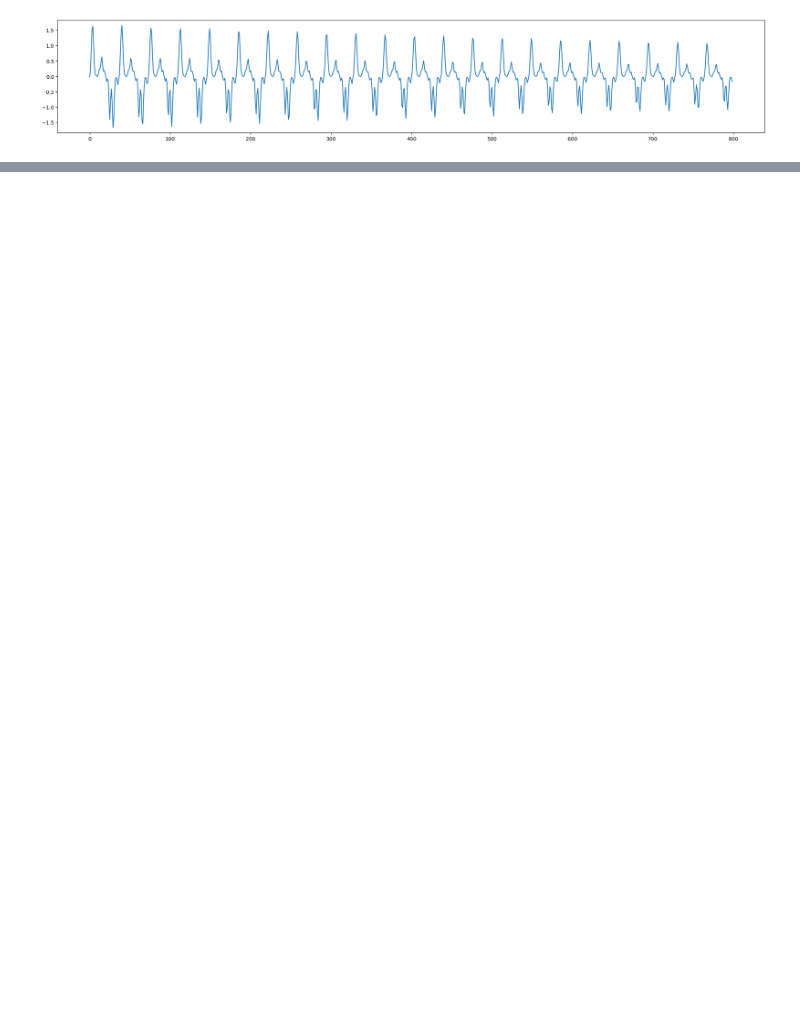
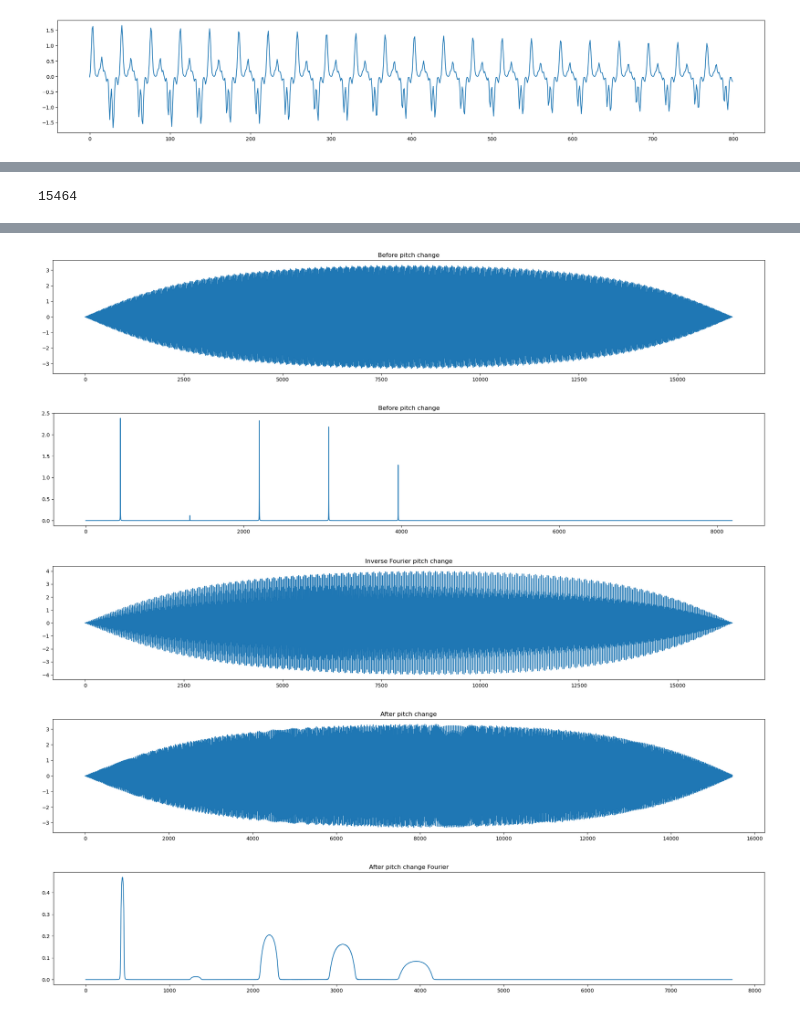
Before and after one commit to NDC227/IntroComputerMusic, a Jupyter notebook: sound_processing.ipynb, the cells around one changed output, grey strips where cells are left out. Saved outputs shown, nothing was run; the diff lists cells and outputs as text; code cells hidden in the pictures; blank space fills up the shorter version.

```diff
--- a/sound_processing.ipynb
+++ b/sound_processing.ipynb
@@ -320,0 +342,65 @@ ipd.Audio(composite_a4_y, rate=16_000)
+# %%
+def pitch_change_filter(steps=1):
+    pitch_factor = PITCH_STEP ** steps
+    def filter(x):
+        amp_spline = scipy.interpolate.CubicSpline(np.arange(len(x)), x)
+        # altered_x = [x[int(i * pitch_factor)] for i in range(int(len(x) / pitch_factor))]
+        altered_x = [amp_spline(i * pitch_factor) for i in range(int(len(x) / pitch_factor))]
+        return altered_x
+    return filter
+# %%
+def pitch_bend_filter(steps=1, bend="linear", rate=0.1):
+    pitch_factor = PITCH_STEP ** steps
+    def filter(x):
+        n_samples = len(x)
+        amp_spline = scipy.interpolate.CubicSpline(np.arange(n_samples), x)
+        if bend == "linear":
+            altered_x = [amp_spline(i + i * (pitch_factor - 1) * i / n_samples) for i in range(int(n_samples / pitch_factor))]
+        return altered_x
+    return filter
+# %%
+SAMPLING_RATE = 16384
+N_SAMPLES = 16384
+PITCH_FREQUENCY = 440
+
+# np.random.seed(1337)
+
+_, single_a4 = generate_pitch_with_overtones(N_SAMPLES, SAMPLING_RATE, amp=1, freq=440,
+                                             n_overtones=10, offset=20, strengths="random", overtone_noise=0,
+                                             open=False)
+rounding_f = rounding_filter(left=True, right=True, roundness=0.1)
+single_a4 = apply_filters(single_a4, rounding_f)
+
+plt.figure(figsize=(25,4))
+plt.plot(np.arange(len(single_a4)), single_a4)
+plt.title("Before pitch change")
+
+fourier_a = fourier_transform(single_a4)
+plt.figure(figsize=(25,4))
+plt.plot(np.arange(len(fourier_a)), np.abs(fourier_a) / (len(fourier_a) / 2))
+plt.title("Before pitch change")
+
+inverse_fourier = inverse_fourier_transform(fourier_a4)
+plt.figure(figsize=(25,4))
+plt.plot(np.arange(len(inverse_fourier)), inverse_fourier)
+plt.title("Inverse Fourier pitch change")
+
+# single_bb4 = change_pitch(single_a4, 4)
+pitch_change_f = pitch_change_filter(steps=4)
+pitch_bend_f = pitch_bend_filter(steps=1, bend="linear")
+# stretch_f = stretch_filter(factor=2)
+single_bb4 = apply_filters(single_a4, [pitch_bend_f])
+print(len(single_bb4))
+
+plt.figure(figsize=(25,4))
+plt.plot(np.arange(len(single_bb4)), single_bb4)
+plt.title("After pitch change")
+
+fourier_bb = fourier_transform(single_bb4)
+plt.figure(figsize=(25,4))
+plt.plot(np.arange(len(fourier_bb)), np.abs(fourier_bb) / (len(fourier_bb) / 2))
+plt.title("After pitch change Fourier")
+
+ipd.Audio(single_a4, rate=16_000)
+# %% [output]
+15464
@@ -320,0 +408,5 @@ ipd.Audio(composite_a4_y, rate=16_000)
+[figure, added]
+[figure, added]
+[figure, added]
+[figure, added]
+[figure, added]
```
Also changed, not shown: parts of 11 cells of this notebook.
